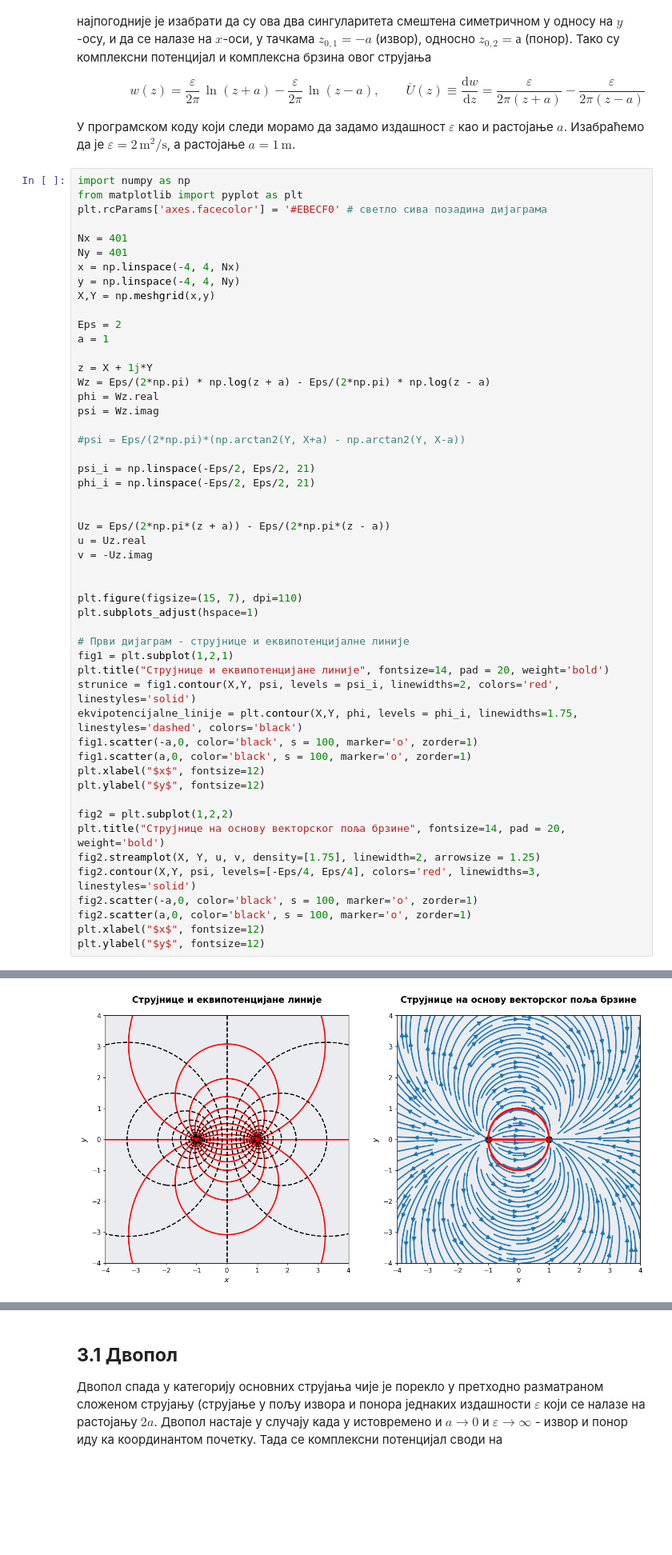
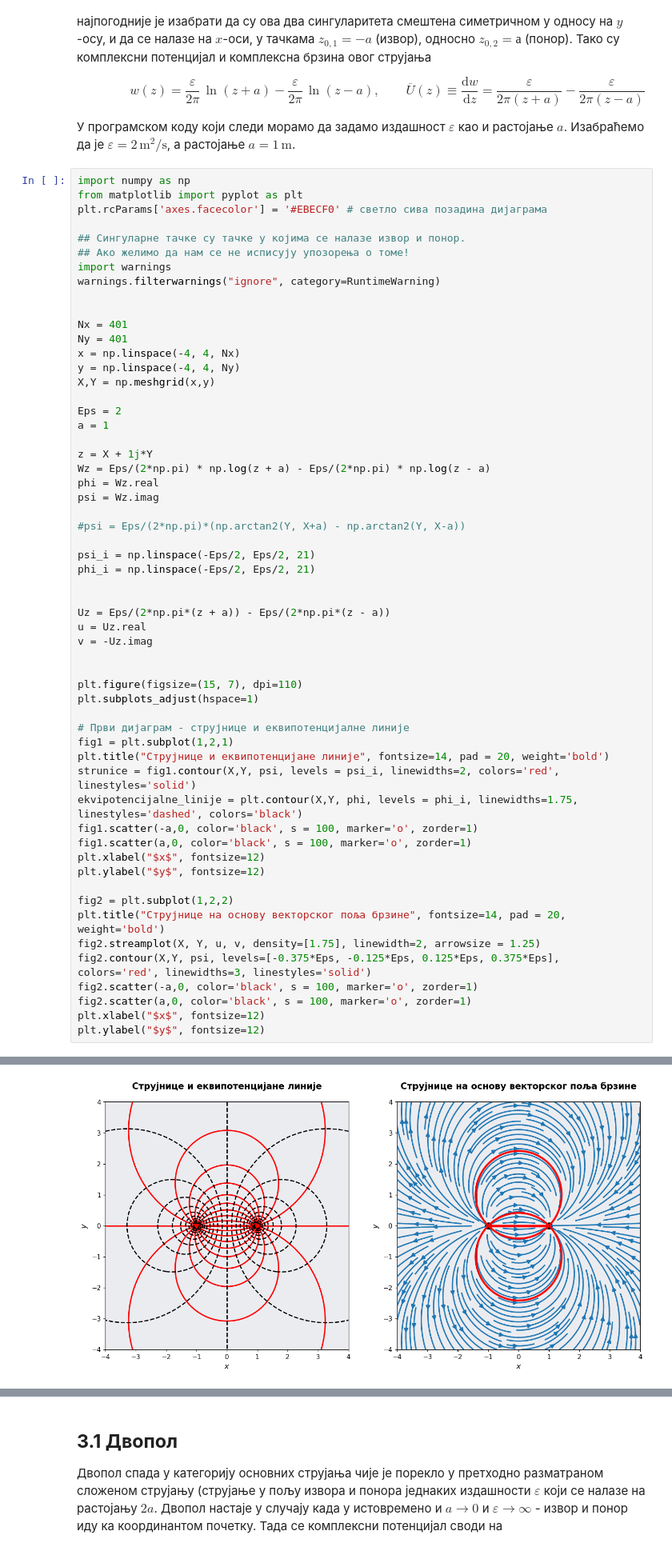
Before and after one commit to cocicar/RPSNF, a Jupyter notebook: 03-Izvor_ponor_dvopol.ipynb, the cells around one changed output, grey strips where cells are left out. Shown at 80% size. Drawn from its saved outputs; the diff is of its cells as text; blank space fills up the shorter version.

```diff
--- a/03-Izvor_ponor_dvopol.ipynb
+++ b/03-Izvor_ponor_dvopol.ipynb
@@ -10,6 +10,12 @@ $$\qquad \qquad w(z) = \frac{\varepsilon}{2\pi} \, \ln(z+a) - \frac{\varepsilon}
 import numpy as np
 from matplotlib import pyplot as plt
 plt.rcParams['axes.facecolor'] = '#EBECF0' # светло сива позадина дијаграма
+
+## Сингуларне тачке су тачке у којима се налазе извор и понор.
+## Ако желимо да нам се не исписују упозорења о томе!
+import warnings
+warnings.filterwarnings("ignore", category=RuntimeWarning)
+
 
 Nx = 401
 Ny = 401
@@ -31,32 +37,32 @@ psi_i = np.linspace(-Eps/2, Eps/2, 21)
 phi_i = np.linspace(-Eps/2, Eps/2, 21)
 
 
 Uz = Eps/(2*np.pi*(z + a)) - Eps/(2*np.pi*(z - a))
 u = Uz.real
 v = -Uz.imag
 
 
 plt.figure(figsize=(15, 7), dpi=110)
 plt.subplots_adjust(hspace=1)
 
 # Први дијаграм - струјнице и еквипотенцијалне линије
 fig1 = plt.subplot(1,2,1)
 plt.title("Струјнице и еквипотенцијане линије", fontsize=14, pad = 20, weight='bold')
 strunice = fig1.contour(X,Y, psi, levels = psi_i, linewidths=2, colors='red', linestyles='solid')
 ekvipotencijalne_linije = plt.contour(X,Y, phi, levels = phi_i, linewidths=1.75, linestyles='dashed', colors='black')
 fig1.scatter(-a,0, color='black', s = 100, marker='o', zorder=1)
 fig1.scatter(a,0, color='black', s = 100, marker='o', zorder=1)
 plt.xlabel("$x$", fontsize=12)
 plt.ylabel("$y$", fontsize=12)
 
 fig2 = plt.subplot(1,2,2)
 plt.title("Струјнице на основу векторског поља брзине", fontsize=14, pad = 20, weight='bold')
 fig2.streamplot(X, Y, u, v, density=[1.75], linewidth=2, arrowsize = 1.25)
-fig2.contour(X,Y, psi, levels=[-Eps/4, Eps/4], colors='red', linewidths=3, linestyles='solid')
+fig2.contour(X,Y, psi, levels=[-0.375*Eps, -0.125*Eps, 0.125*Eps, 0.375*Eps], colors='red', linewidths=3, linestyles='solid')
 fig2.scatter(-a,0, color='black', s = 100, marker='o', zorder=1)
 fig2.scatter(a,0, color='black', s = 100, marker='o', zorder=1)
 plt.xlabel("$x$", fontsize=12)
 plt.ylabel("$y$", fontsize=12)
 # %% [output]
 Text(0, 0.5, '$y$')
-[figure, old version]
+[figure, new version]
```
Also changed, not shown: parts of 4 cells of this notebook.
